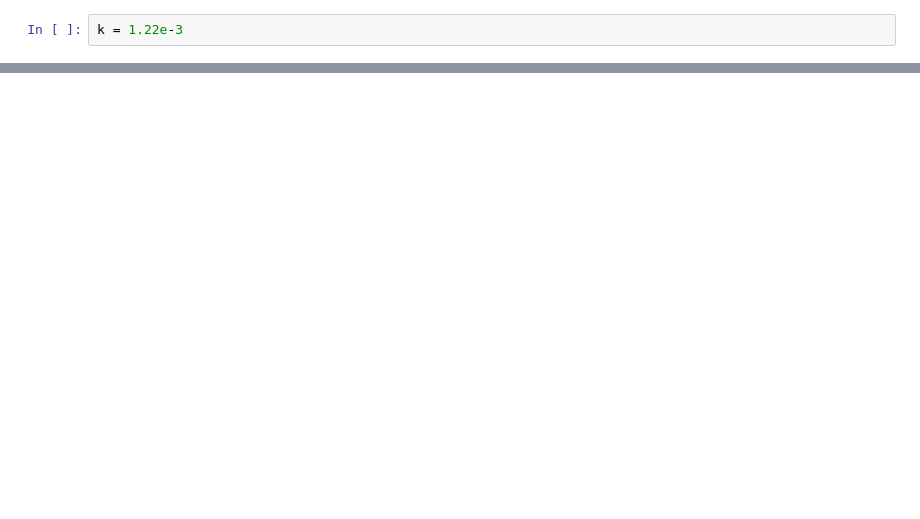
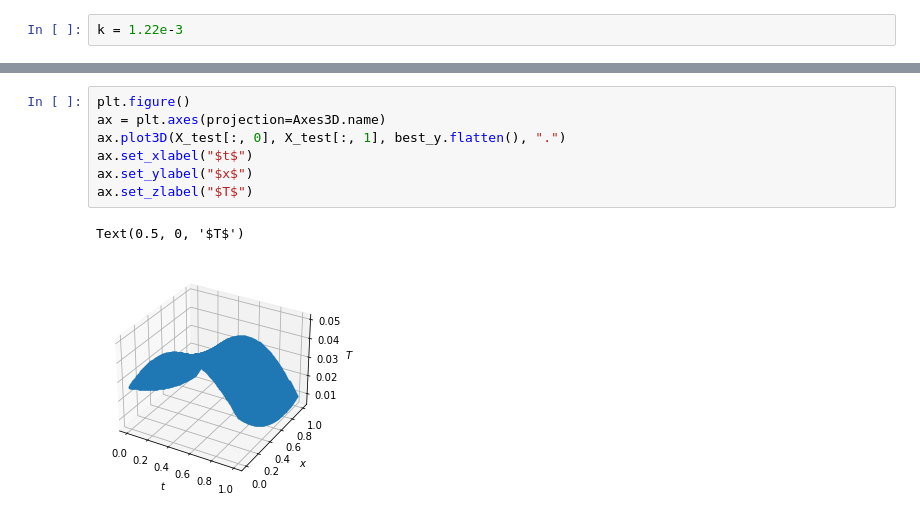
Before and after one commit to bearylogical/nn_tensiometry, a Jupyter notebook: notebooks/demo_1d.ipynb, the cells around one changed output, grey strips where cells are left out. Drawn from its saved outputs; the diff is of its cells as text; blank space fills up the shorter version.

```diff
--- a/notebooks/demo_1d.ipynb
+++ b/notebooks/demo_1d.ipynb
@@ -141,0 +148,10 @@ plt.show()
+# %%
+plt.figure()
+ax = plt.axes(projection=Axes3D.name)
+ax.plot3D(X_test[:, 0], X_test[:, 1], best_y.flatten(), ".")
+ax.set_xlabel("$t$")
+ax.set_ylabel("$x$")
+ax.set_zlabel("$T$")
+# %% [output]
+Text(0.5, 0, '$T$')
+[figure, added]
```
Also changed, not shown: parts of 6 cells of this notebook, 1 other file.
